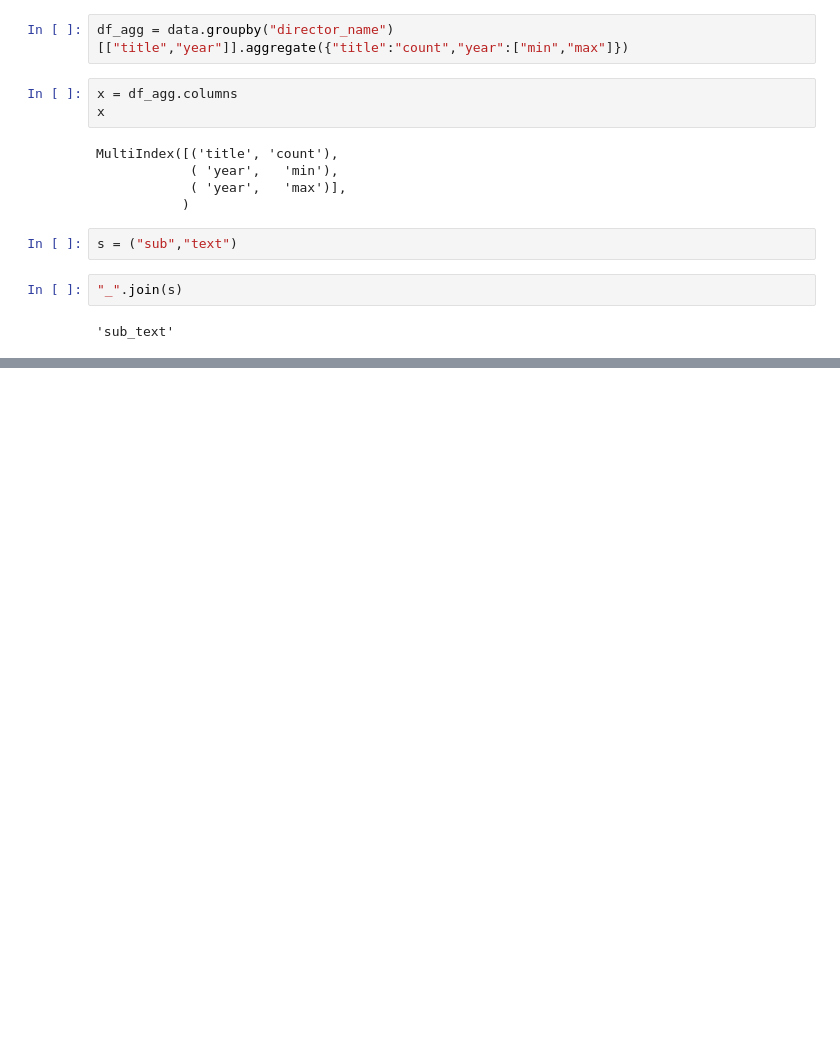
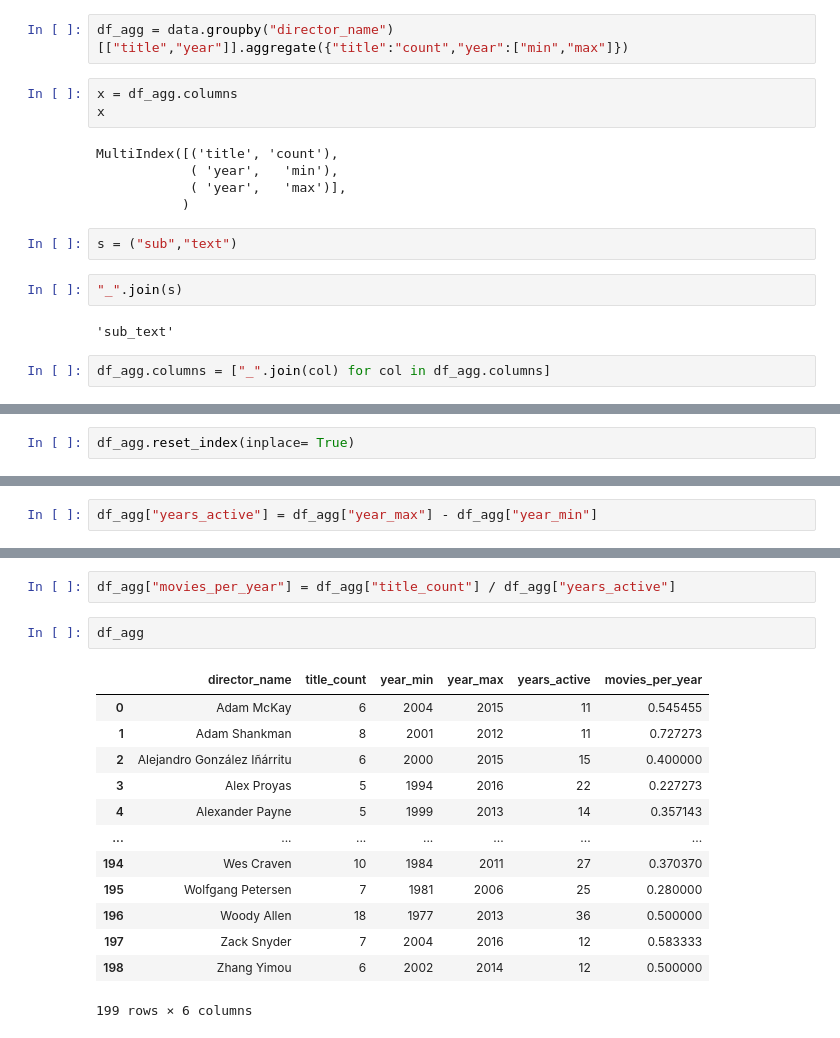
Before and after one commit to rprakashiyer/Python, a Jupyter notebook: pandas_04.ipynb, the cells around one changed output, grey strips where cells are left out. Cells and saved outputs as stored; diff of their text form; blank space fills up the shorter version.

```diff
--- a/pandas_04.ipynb
+++ b/pandas_04.ipynb
@@ -762,3 +762,5 @@ s = ("sub","text")
 "_".join(s)
 # %% [output]
 'sub_text'
+# %%
+df_agg.columns = ["_".join(col) for col in df_agg.columns]
@@ -764,0 +788,2 @@ s = ("sub","text")
+# %%
+df_agg.reset_index(inplace= True)
@@ -764,0 +808,2 @@ s = ("sub","text")
+# %%
+df_agg["years_active"] = df_agg["year_max"] - df_agg["year_min"]
@@ -764,0 +826,18 @@ s = ("sub","text")
+# %%
+df_agg["movies_per_year"] = df_agg["title_count"] / df_agg["years_active"]
+# %%
+df_agg
+# %% [output]
+|  | director_name | title_count | year_min | year_max | years_active | movies_per_year |
+| 0 | Adam McKay | 6 | 2004 | 2015 | 11 | 0.545455 |
+| 1 | Adam Shankman | 8 | 2001 | 2012 | 11 | 0.727273 |
+| 2 | Alejandro González Iñárritu | 6 | 2000 | 2015 | 15 | 0.400000 |
+| 3 | Alex Proyas | 5 | 1994 | 2016 | 22 | 0.227273 |
+| 4 | Alexander Payne | 5 | 1999 | 2013 | 14 | 0.357143 |
+| ... | ... | ... | ... | ... | ... | ... |
+| 194 | Wes Craven | 10 | 1984 | 2011 | 27 | 0.370370 |
+| 195 | Wolfgang Petersen | 7 | 1981 | 2006 | 25 | 0.280000 |
+| 196 | Woody Allen | 18 | 1977 | 2013 | 36 | 0.500000 |
+| 197 | Zack Snyder | 7 | 2004 | 2016 | 12 | 0.583333 |
+| 198 | Zhang Yimou | 6 | 2002 | 2014 | 12 | 0.500000 |
+199 rows × 6 columns
```
Also changed, not shown: parts of 12 cells of this notebook.
